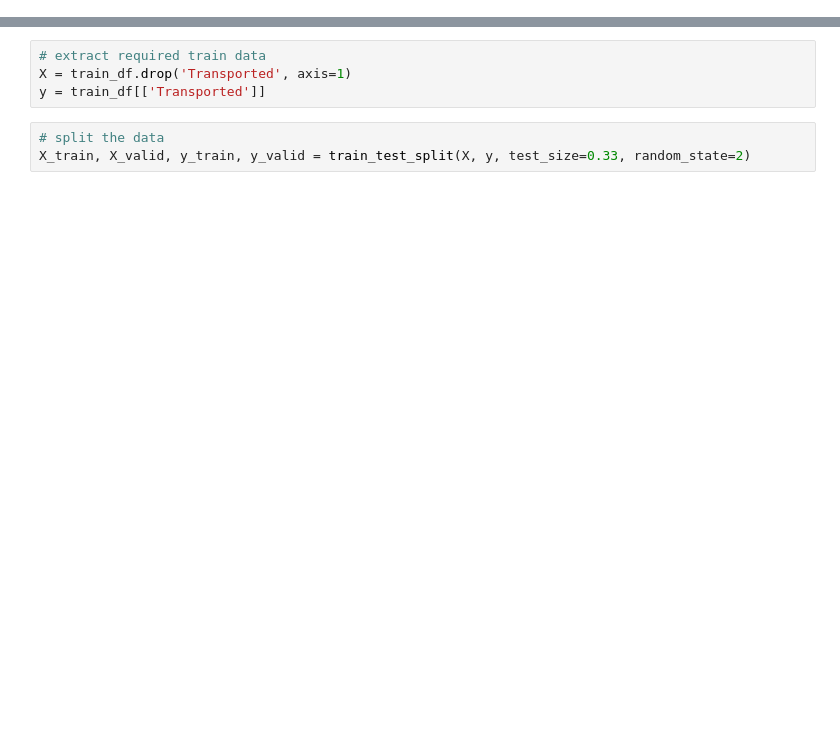
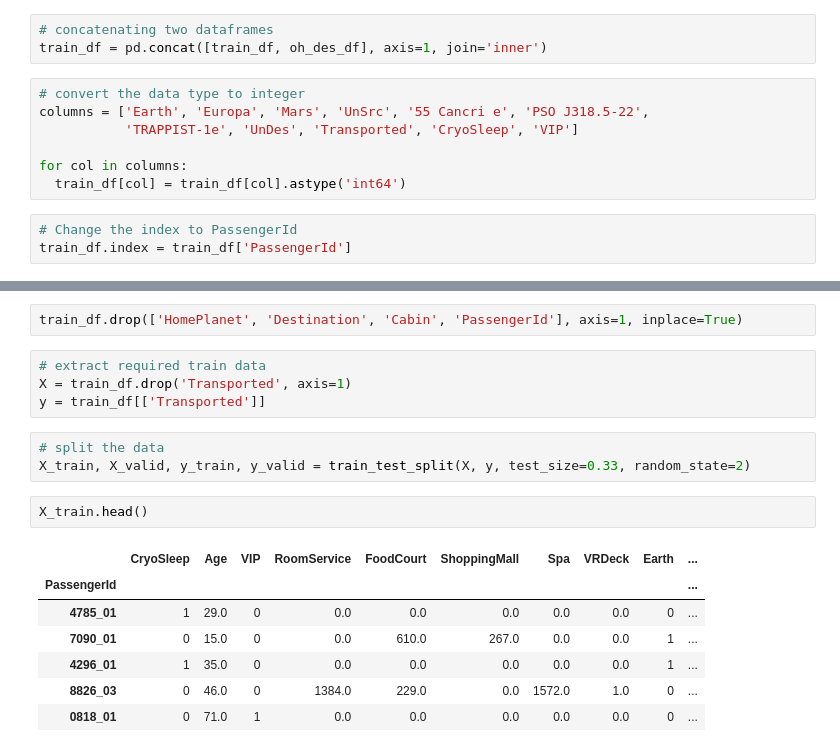
Before and after one commit to mohith2000/KaggleChallenge, a Jupyter notebook: KaggleChallenge.ipynb, the cells around one changed output, grey strips where cells are left out. Saved outputs shown, nothing was run; the diff lists cells and outputs as text; blank space fills up the shorter version.

```diff
--- a/KaggleChallenge.ipynb
+++ b/KaggleChallenge.ipynb
@@ -117,0 +194,13 @@ test_df.head()
+# %%
+# concatenating two dataframes
+train_df = pd.concat([train_df, oh_des_df], axis=1, join='inner')
+# %%
+# convert the data type to integer
+columns = ['Earth', 'Europa', 'Mars', 'UnSrc', '55 Cancri e', 'PSO J318.5-22',
+           'TRAPPIST-1e', 'UnDes', 'Transported', 'CryoSleep', 'VIP']
+
+for col in columns:
+  train_df[col] = train_df[col].astype('int64')
+# %%
+# Change the index to PassengerId
+train_df.index = train_df['PassengerId']
@@ -118,3 +218,5 @@ test_df.head()
+# %%
+train_df.drop(['HomePlanet', 'Destination', 'Cabin', 'PassengerId'], axis=1, inplace=True)
 # %%
 # extract required train data
 X = train_df.drop('Transported', axis=1)
@@ -122,3 +224,13 @@ y = train_df[['Transported']]
 # %%
 # split the data
 X_train, X_valid, y_train, y_valid = train_test_split(X, y, test_size=0.33, random_state=2)
+# %%
+X_train.head()
+# %% [output]
+|  | CryoSleep | Age | VIP | RoomService | FoodCourt | ShoppingMall | Spa | VRDeck | Earth | ... |
+| PassengerId |  |  |  |  |  |  |  |  |  | ... |
+| 4785_01 | 1 | 29.0 | 0 | 0.0 | 0.0 | 0.0 | 0.0 | 0.0 | 0 | ... |
+| 7090_01 | 0 | 15.0 | 0 | 0.0 | 610.0 | 267.0 | 0.0 | 0.0 | 1 | ... |
+| 4296_01 | 1 | 35.0 | 0 | 0.0 | 0.0 | 0.0 | 0.0 | 0.0 | 1 | ... |
+| 8826_03 | 0 | 46.0 | 0 | 1384.0 | 229.0 | 0.0 | 1572.0 | 1.0 | 0 | ... |
+| 0818_01 | 0 | 71.0 | 1 | 0.0 | 0.0 | 0.0 | 0.0 | 0.0 | 0 | ... |
```
Also changed, not shown: parts of 43 cells of this notebook.
